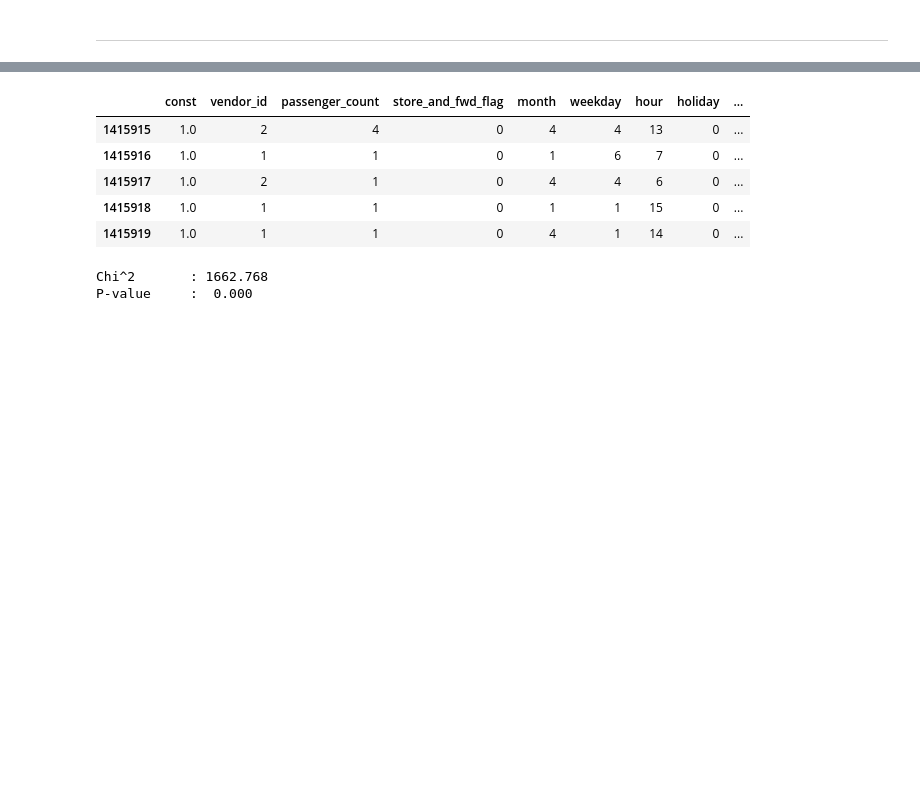
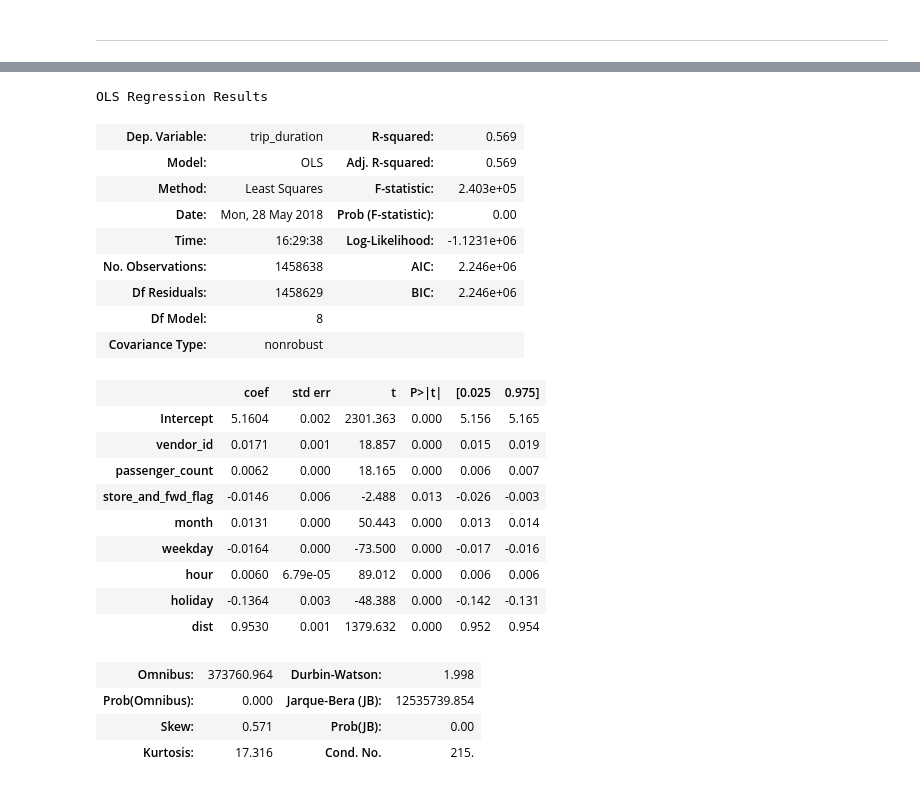
Before and after one commit to Romanism/Project, a Jupyter notebook: 01_New York City Taxi Trip Duration/02_Modeling.ipynb, the cells around one changed output, grey strips where cells are left out. Saved outputs shown, nothing was run; the diff lists cells and outputs as text; code cells hidden in the pictures; blank space fills up the shorter version.

```diff
--- a/01_New York City Taxi Trip Duration/02_Modeling.ipynb
+++ b/01_New York City Taxi Trip Duration/02_Modeling.ipynb
@@ -4,8 +4,8 @@
 from function import *
 # %%
 # load data
-train = pd.read_csv('data/train.csv')
-test = pd.read_csv('data/test.csv')
+train = pd.read_csv('data/train_rv.csv')
+test = pd.read_csv('data/test_rv.csv')
 submission = pd.read_csv('data/sample_submission.csv')
 # %% [markdown]
 ---
@@ -11,0 +35,4 @@ submission = pd.read_csv('data/sample_submission.csv')
+# %%
+# remove high VIF
+train = train.drop(['pickup_longitude', 'pickup_latitude', 'dropoff_longitude', 'dropoff_latitude'], axis = 1)
+test = test.drop(['pickup_longitude', 'pickup_latitude', 'dropoff_longitude', 'dropoff_latitude'], axis = 1)
@@ -486,10 +46,0 @@ P-value     :  0.000
-# %%
-train1 = cooks_distace(result, train)
-train1.tail()
-# %% [output]
-|  | const | vendor_id | passenger_count | store_and_fwd_flag | month | weekday | hour | holiday | ... |
-| 1415915 | 1.0 | 2 | 4 | 0 | 4 | 4 | 13 | 0 | ... |
-| 1415916 | 1.0 | 1 | 1 | 0 | 1 | 6 | 7 | 0 | ... |
-| 1415917 | 1.0 | 2 | 1 | 0 | 4 | 4 | 6 | 0 | ... |
-| 1415918 | 1.0 | 1 | 1 | 0 | 1 | 1 | 15 | 0 | ... |
-| 1415919 | 1.0 | 1 | 1 | 0 | 4 | 1 | 14 | 0 | ... |
@@ -510,8 +47,31 @@ plt.show()
-# %%
-# Chi-square 확인
-resid = sms.omni_normtest(result1.resid)
-for i in zip(['Chi^2', 'P-value'], resid):
-    print("%-12s: %6.3f" % i)
-# %% [output]
-Chi^2       : 1662.768
-P-value     :  0.000
+# %%
+# regression model
+model =  sm.OLS.from_formula('trip_duration ~ vendor_id + passenger_count + store_and_fwd_flag + \
+                              month + weekday + hour + holiday + dist', data = train)
+result = model.fit()
+result.summary()
+# %% [output]
+OLS Regression Results
+| Dep. Variable: | trip_duration | R-squared: | 0.569 |
+| Model: | OLS | Adj. R-squared: | 0.569 |
+| Method: | Least Squares | F-statistic: | 2.403e+05 |
+| Date: | Mon, 28 May 2018 | Prob (F-statistic): | 0.00 |
+| Time: | 16:29:38 | Log-Likelihood: | -1.1231e+06 |
+| No. Observations: | 1458638 | AIC: | 2.246e+06 |
+| Df Residuals: | 1458629 | BIC: | 2.246e+06 |
+| Df Model: | 8 |  |  |
+| Covariance Type: | nonrobust |  |  |
+|  | coef | std err | t | P>|t| | [0.025 | 0.975] |
+| Intercept | 5.1604 | 0.002 | 2301.363 | 0.000 | 5.156 | 5.165 |
+| vendor_id | 0.0171 | 0.001 | 18.857 | 0.000 | 0.015 | 0.019 |
+| passenger_count | 0.0062 | 0.000 | 18.165 | 0.000 | 0.006 | 0.007 |
+| store_and_fwd_flag | -0.0146 | 0.006 | -2.488 | 0.013 | -0.026 | -0.003 |
+| month | 0.0131 | 0.000 | 50.443 | 0.000 | 0.013 | 0.014 |
+| weekday | -0.0164 | 0.000 | -73.500 | 0.000 | -0.017 | -0.016 |
+| hour | 0.0060 | 6.79e-05 | 89.012 | 0.000 | 0.006 | 0.006 |
+| holiday | -0.1364 | 0.003 | -48.388 | 0.000 | -0.142 | -0.131 |
+| dist | 0.9530 | 0.001 | 1379.632 | 0.000 | 0.952 | 0.954 |
+| Omnibus: | 373760.964 | Durbin-Watson: | 1.998 |
+| Prob(Omnibus): | 0.000 | Jarque-Bera (JB): | 12535739.854 |
+| Skew: | 0.571 | Prob(JB): | 0.00 |
+| Kurtosis: | 17.316 | Cond. No. | 215. |
```
Also changed, not shown: parts of 106 cells of this notebook, 15 other files.
